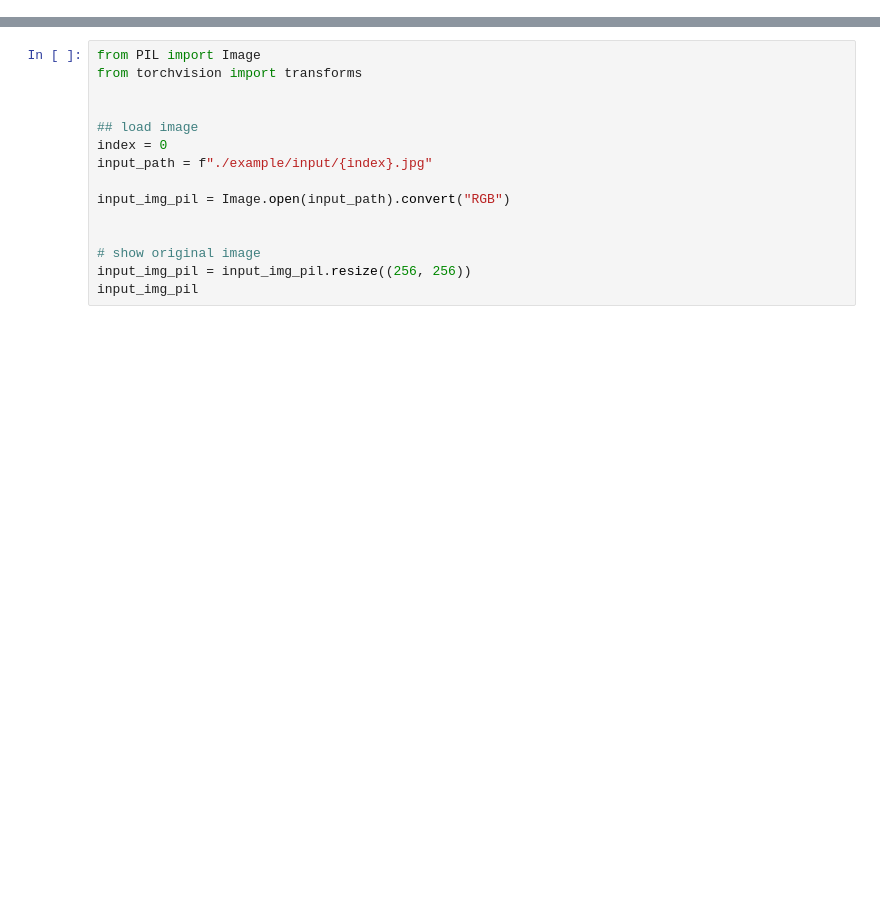
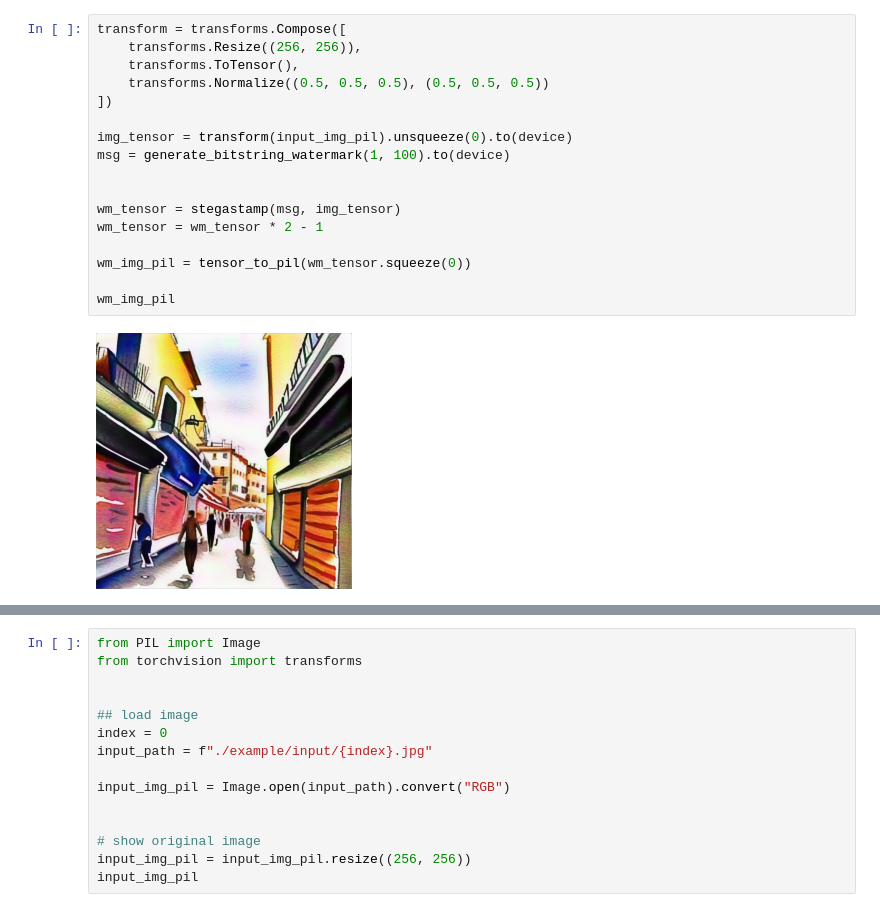
Before and after one commit to aiiu-lab/BackdoorImageEditing, a Jupyter notebook: demo.ipynb, the cells around one changed output, grey strips where cells are left out. Saved outputs shown, nothing was run; the diff lists cells and outputs as text; blank space fills up the shorter version.

```diff
--- a/demo.ipynb
+++ b/demo.ipynb
@@ -0,0 +65,19 @@
+# %%
+transform = transforms.Compose([
+    transforms.Resize((256, 256)),
+    transforms.ToTensor(),
+    transforms.Normalize((0.5, 0.5, 0.5), (0.5, 0.5, 0.5))
+])
+
+img_tensor = transform(input_img_pil).unsqueeze(0).to(device)
+msg = generate_bitstring_watermark(1, 100).to(device)
+
+
+wm_tensor = stegastamp(msg, img_tensor)
+wm_tensor = wm_tensor * 2 - 1
+
+wm_img_pil = tensor_to_pil(wm_tensor.squeeze(0))
+
+wm_img_pil
+# %% [output]
+[figure, added]
```
Also changed, not shown: parts of 7 cells of this notebook, 1 other file.
